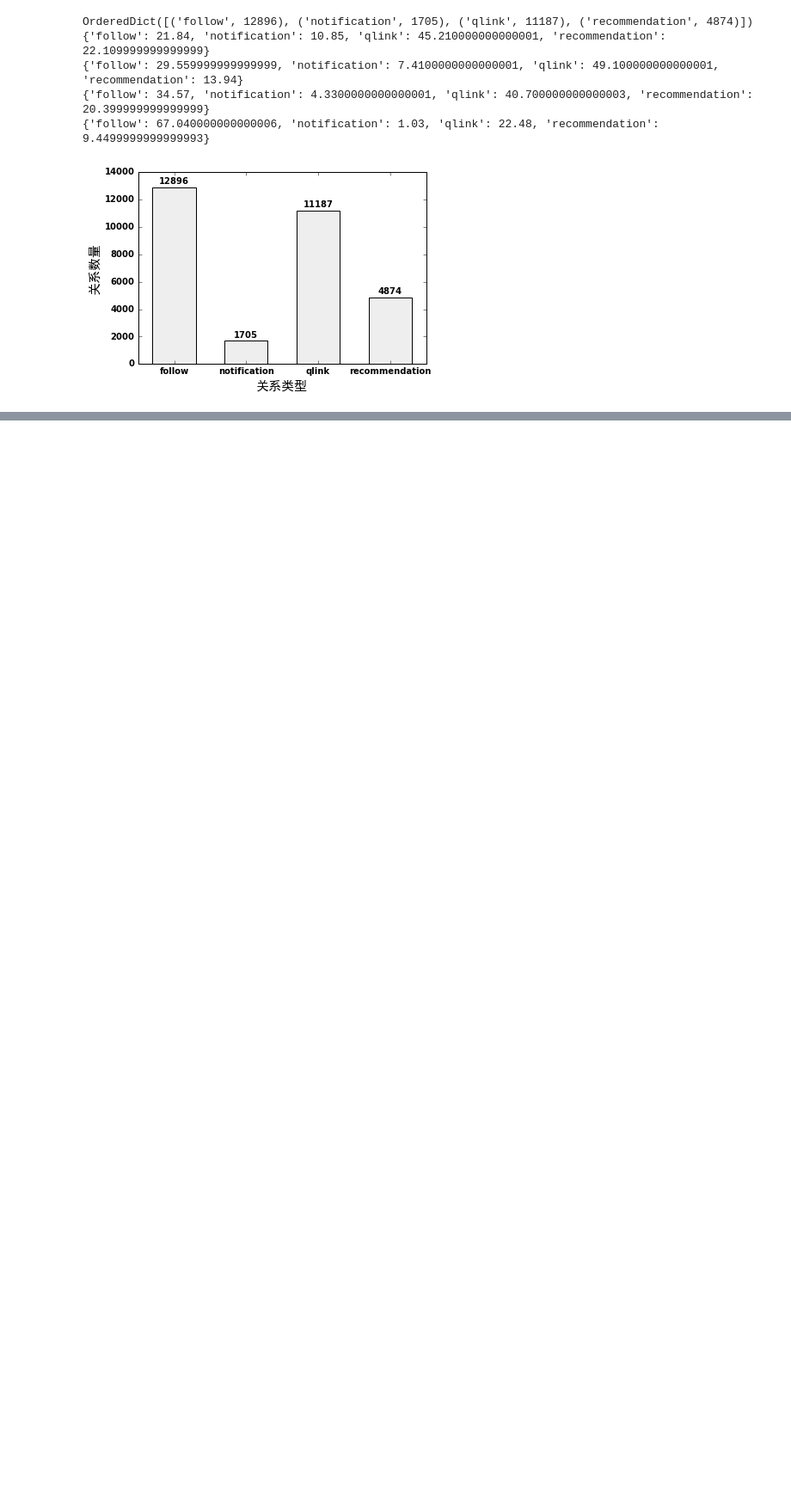
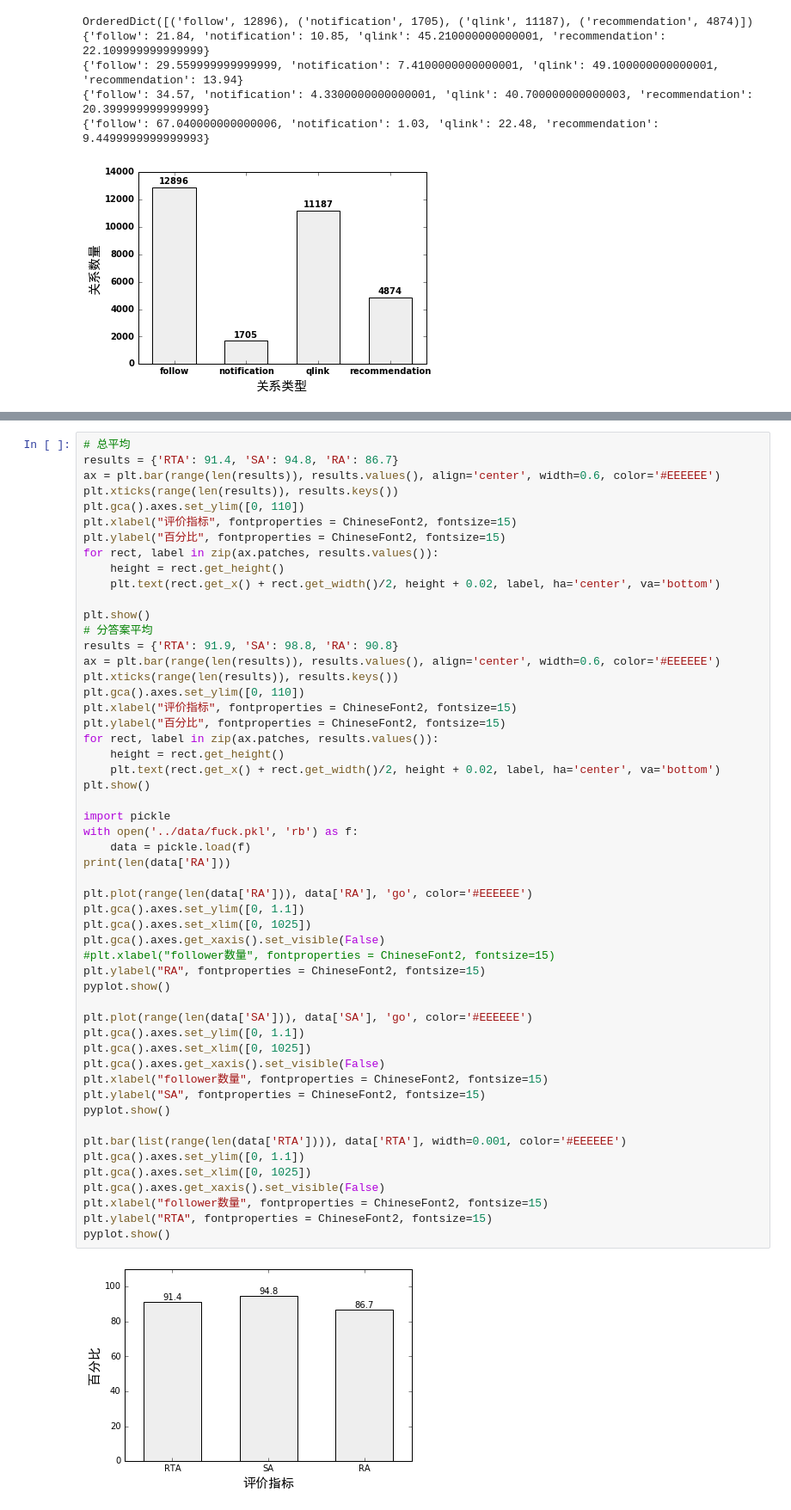
Before and after one commit to Hank-wood/Graduate, a Jupyter notebook: infer/analysis/analysis.ipynb, the cells around one changed output, grey strips where cells are left out. Shown at 86% size. Cells and saved outputs as stored; diff of their text form; blank space fills up the shorter version.

```diff
--- a/infer/analysis/analysis.ipynb
+++ b/infer/analysis/analysis.ipynb
@@ -305,0 +298,55 @@ for rect, label in zip(ax.patches, results.values()):
+# %%
+# 总平均
+results = {'RTA': 91.4, 'SA': 94.8, 'RA': 86.7}
+ax = plt.bar(range(len(results)), results.values(), align='center', width=0.6, color='#EEEEEE')
+plt.xticks(range(len(results)), results.keys())
+plt.gca().axes.set_ylim([0, 110])
+plt.xlabel("评价指标", fontproperties = ChineseFont2, fontsize=15)
+plt.ylabel("百分比", fontproperties = ChineseFont2, fontsize=15)
+for rect, label in zip(ax.patches, results.values()):
+    height = rect.get_height()
+    plt.text(rect.get_x() + rect.get_width()/2, height + 0.02, label, ha='center', va='bottom')
+
+plt.show()
+# 分答案平均
+results = {'RTA': 91.9, 'SA': 98.8, 'RA': 90.8}
+ax = plt.bar(range(len(results)), results.values(), align='center', width=0.6, color='#EEEEEE')
+plt.xticks(range(len(results)), results.keys())
+plt.gca().axes.set_ylim([0, 110])
+plt.xlabel("评价指标", fontproperties = ChineseFont2, fontsize=15)
+plt.ylabel("百分比", fontproperties = ChineseFont2, fontsize=15)
+for rect, label in zip(ax.patches, results.values()):
+    height = rect.get_height()
+    plt.text(rect.get_x() + rect.get_width()/2, height + 0.02, label, ha='center', va='bottom')
+plt.show()
+
+import pickle
+with open('../data/fuck.pkl', 'rb') as f:
+    data = pickle.load(f)
+print(len(data['RA']))
+
+plt.plot(range(len(data['RA'])), data['RA'], 'go', color='#EEEEEE')
+plt.gca().axes.set_ylim([0, 1.1])
+plt.gca().axes.set_xlim([0, 1025])
+plt.gca().axes.get_xaxis().set_visible(False)
+#plt.xlabel("follower数量", fontproperties = ChineseFont2, fontsize=15)
+plt.ylabel("RA", fontproperties = ChineseFont2, fontsize=15)
+pyplot.show()
+
+plt.plot(range(len(data['SA'])), data['SA'], 'go', color='#EEEEEE')
+plt.gca().axes.set_ylim([0, 1.1])
+plt.gca().axes.set_xlim([0, 1025])
+plt.gca().axes.get_xaxis().set_visible(False)
+plt.xlabel("follower数量", fontproperties = ChineseFont2, fontsize=15)
+plt.ylabel("SA", fontproperties = ChineseFont2, fontsize=15)
+pyplot.show()
+
+plt.bar(list(range(len(data['RTA']))), data['RTA'], width=0.001, color='#EEEEEE')
+plt.gca().axes.set_ylim([0, 1.1])
+plt.gca().axes.set_xlim([0, 1025])
+plt.gca().axes.get_xaxis().set_visible(False)
+plt.xlabel("follower数量", fontproperties = ChineseFont2, fontsize=15)
+plt.ylabel("RTA", fontproperties = ChineseFont2, fontsize=15)
+pyplot.show()
+# %% [output]
+[figure, added]
```
Also changed, not shown: parts of 7 cells of this notebook, 3 other files.
